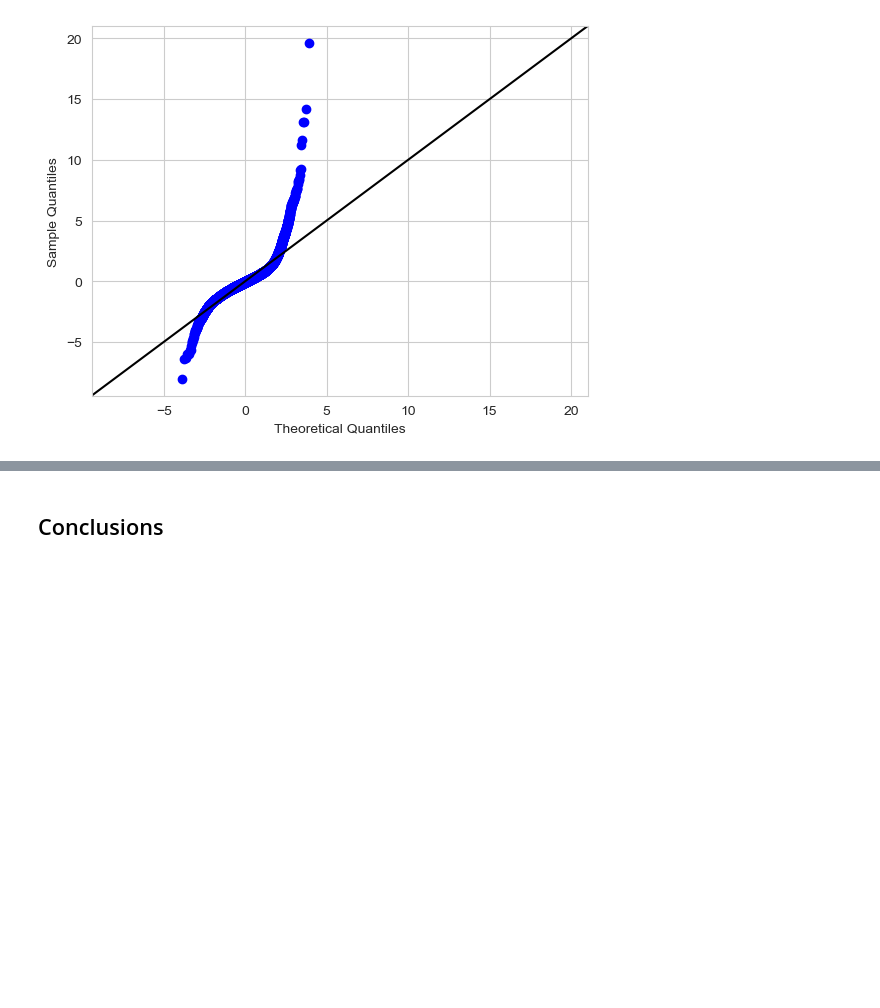
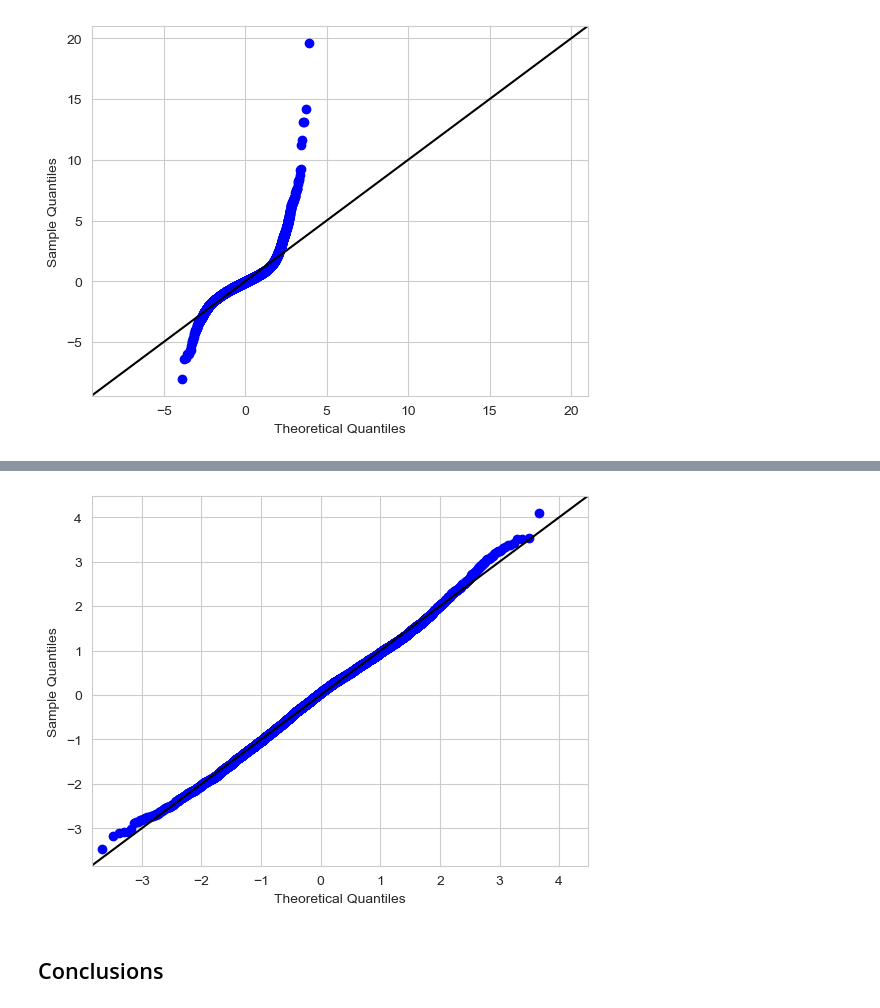
Before and after one commit to LEE-NANGI/PHASE-2-PROJECT, a Jupyter notebook: student.ipynb, the cells around one changed output, grey strips where cells are left out. Drawn from its saved outputs; the diff is of its cells as text; code cells hidden in the pictures; blank space fills up the shorter version.

```diff
--- a/student.ipynb
+++ b/student.ipynb
@@ -1117,0 +1057,5 @@ log
+# %%
+# Merging the two datasets.
+
+log_df = pd.concat([log, ohe_df], axis=1)
+log_df
@@ -1117,0 +1076,5 @@ log
+# %%
+# OneHotEncoding the merged dataset using the function created earlier.
+
+log_ohe_df = one_hot_encode_columns(log_df, ohe_df)
+log_ohe_df
@@ -1117,0 +1095,15 @@ log
+# %%
+# Dropping the null and inf values as they cannot be used in our model.
+
+log_ohe_df.dropna(inplace=True)
+log_ohe_df.replace([np.inf, -np.inf], np.nan, inplace=True)
+log_ohe_df.dropna(inplace=True)
+# %%
+# Model including all categorical columns
+
+y = log_ohe_df['price']
+X = log_ohe_df.drop(columns='price')
+ohe_model = sm.OLS(y, sm.add_constant(X))
+log_ohe_results = ohe_model.fit()
+
+print(log_ohe_results.summary())
@@ -1118,3 +1134,17 @@ log
+# %%
+# testing for normality using a qq plot.
+
+fig, ax = plt.subplots()
+sm.graphics.qqplot(log_ohe_results.resid, dist=stats.norm, line='45', fit=True, ax=ax)
+
+scatter = ax.lines[0]
+line = ax.lines[1]
+scatter.set_markeredgecolor("blue")
+scatter.set_markerfacecolor("blue")
+line.set_color("black")
+fig.suptitle("");
+# %% [output]
+[figure, added]
 # %% [markdown]
 ## Conclusions
 # %% [markdown]
```
Also changed, not shown: parts of 44 cells of this notebook.
